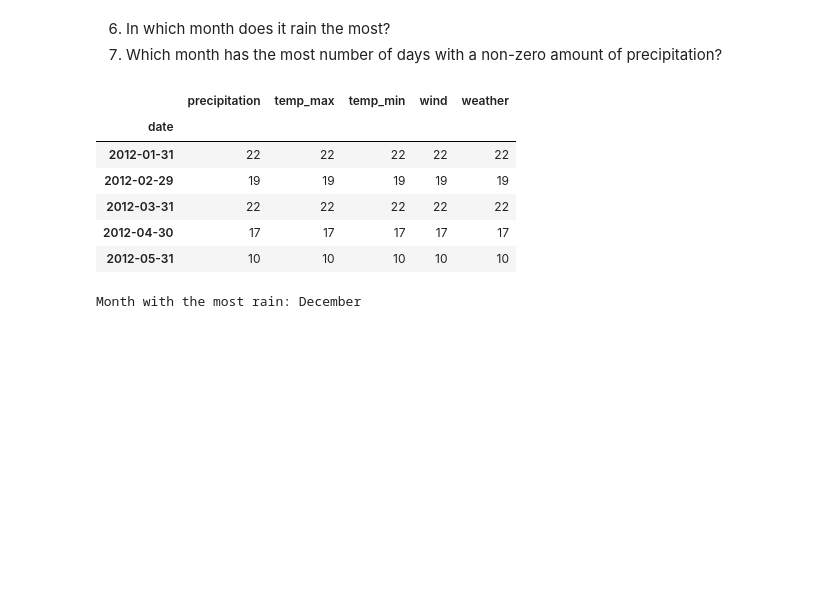
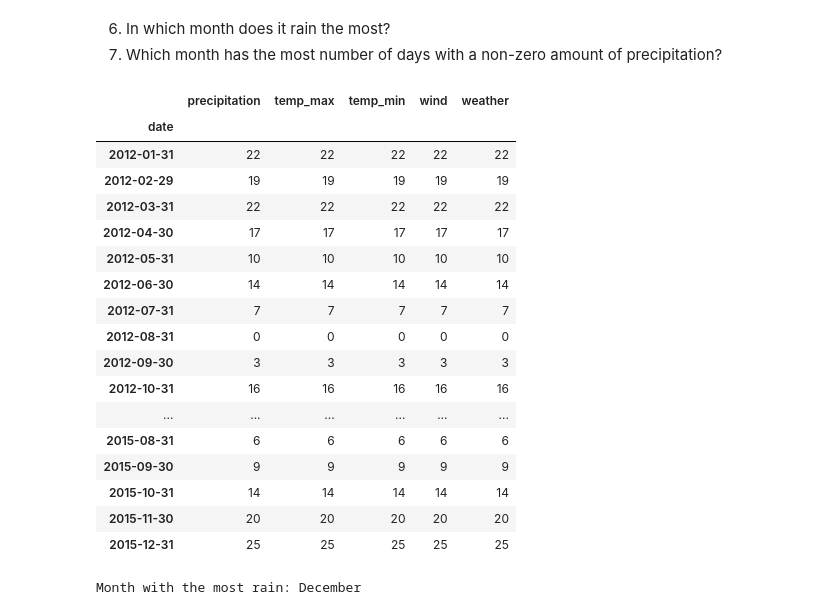
Before and after one commit to nicolas-angarita/time-series-exercises, a Jupyter notebook: working_time_series_exercises.ipynb, the cells around one changed output. Drawn from its saved outputs; the diff is of its cells as text; code cells hidden in the pictures; blank space fills up the shorter version.

```diff
--- a/working_time_series_exercises.ipynb
+++ b/working_time_series_exercises.ipynb
@@ -318,15 +318,26 @@ Sunniest year: 2012
 6. In which month does it rain the most?
 7. Which month has the most number of days with a non-zero amount of precipitation?
 # %%
-df[df.precipitation > 0].resample('m').count().head()
+df[df.precipitation > 0].resample('m').count()
 # %% [output]
 |  | precipitation | temp_max | temp_min | wind | weather |
 | date |  |  |  |  |  |
 | 2012-01-31 | 22 | 22 | 22 | 22 | 22 |
 | 2012-02-29 | 19 | 19 | 19 | 19 | 19 |
 | 2012-03-31 | 22 | 22 | 22 | 22 | 22 |
 | 2012-04-30 | 17 | 17 | 17 | 17 | 17 |
 | 2012-05-31 | 10 | 10 | 10 | 10 | 10 |
+| 2012-06-30 | 14 | 14 | 14 | 14 | 14 |
+| 2012-07-31 | 7 | 7 | 7 | 7 | 7 |
+| 2012-08-31 | 0 | 0 | 0 | 0 | 0 |
+| 2012-09-30 | 3 | 3 | 3 | 3 | 3 |
+| 2012-10-31 | 16 | 16 | 16 | 16 | 16 |
+| ... | ... | ... | ... | ... | ... |
+| 2015-08-31 | 6 | 6 | 6 | 6 | 6 |
+| 2015-09-30 | 9 | 9 | 9 | 9 | 9 |
+| 2015-10-31 | 14 | 14 | 14 | 14 | 14 |
+| 2015-11-30 | 20 | 20 | 20 | 20 | 20 |
+| 2015-12-31 | 25 | 25 | 25 | 25 | 25 |
 # %%
 monthly_rain = df[df.precipitation > 0].resample('M').count()
 rainiest_month = monthly_rain.idxmax()[0].strftime('%B')
```
Also changed, not shown: parts of 3 cells of this notebook, 1 other file.
